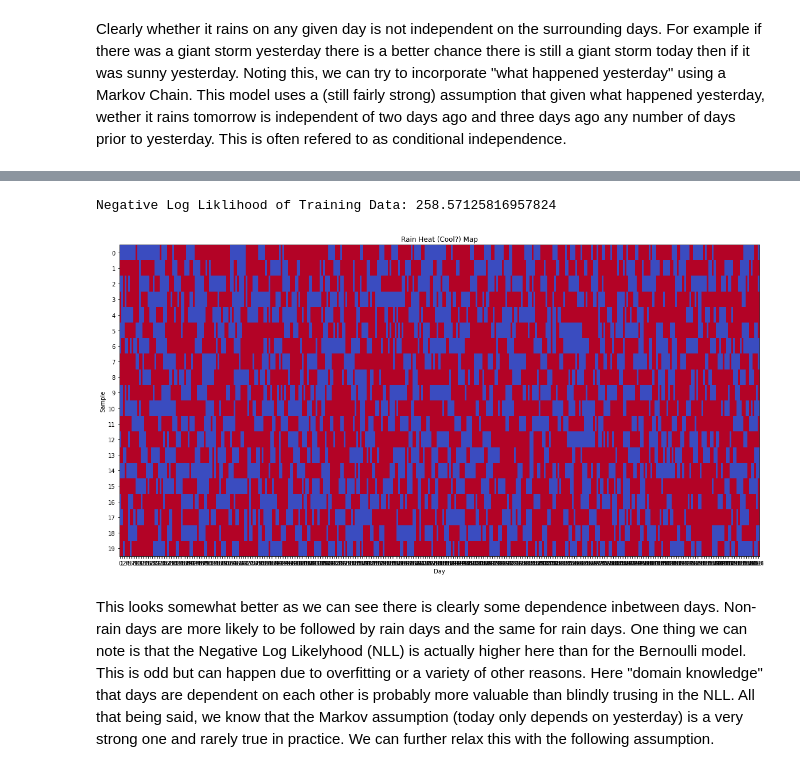
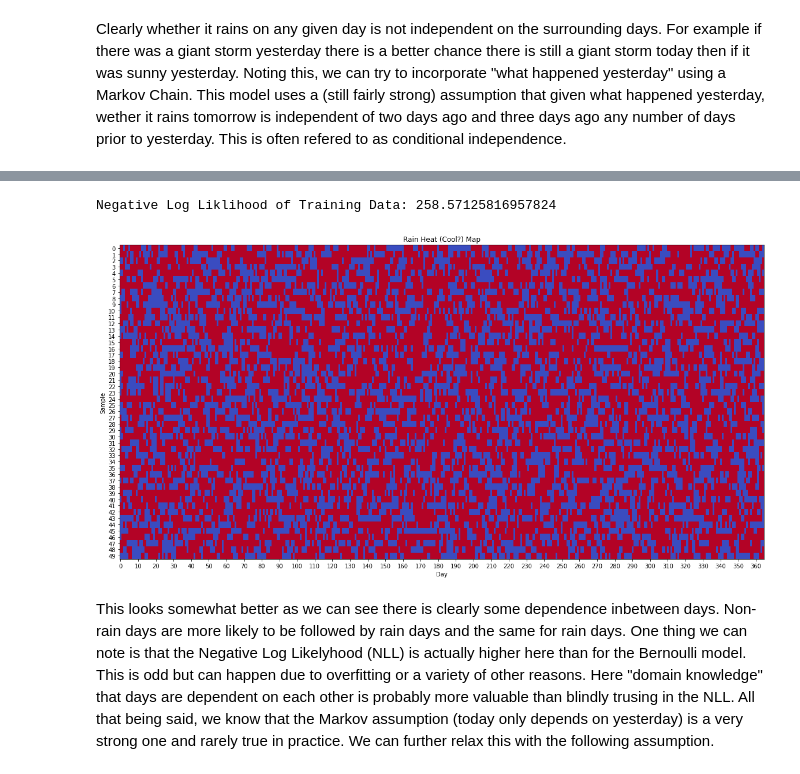
Before and after one commit to AlanJohnM/Modelling-Raincouver, a Jupyter notebook: Raincouver.ipynb, the cells around one changed output, grey strips where cells are left out. Drawn from its saved outputs; the diff is of its cells as text; code cells hidden in the pictures.

```diff
--- a/Raincouver.ipynb
+++ b/Raincouver.ipynb
@@ -350,6 +345,6 @@ def rainMap(X, start_date=0, figsize=(20,10)):
     plt.xlabel("Day")
     plt.ylabel("Sample")
     plt.yticks(ticks=np.arange(N), labels=range(start_date, start_date+N))
-    plt.xticks(ticks=np.arange(T))
+    plt.xticks(ticks=np.arange(0,T,10))
     plt.imshow(X, interpolation='nearest', aspect='auto', cmap='coolwarm')
     plt.show()
@@ -379,10 +387,10 @@ Clearly whether it rains on any given day is not independent on the surrounding
 ![mc](chain.png)
 # %%
 RainChain = MarkovChain(XYears)
-MCSamples = RainChain.sample(365,20)
+MCSamples = RainChain.sample(365,50)
 rainMap(MCSamples)
 # %% [output]
 Negative Log Liklihood of Training Data: 258.57125816957824
-[figure, old version]
+[figure, new version]
 # %% [markdown]
 This looks somewhat better as we can see there is clearly some dependence inbetween days. Non-rain days are more likely to be followed by   rain days and  the same  for rain days. One thing  we can note is that the Negative Log Likelyhood (NLL) is actually higher  here than for the Bernoulli model. This  is odd but can happen due  to overfitting or a variety of other reasons. Here "domain knowledge" that days are dependent on each other is probably more valuable than blindly trusing in the NLL. All that being said, we know that the Markov assumption (today only depends on yesterday) is a very strong one and rarely true in practice. We can further relax this with the following assumption.
```
Also changed, not shown: parts of 36 cells of this notebook.
